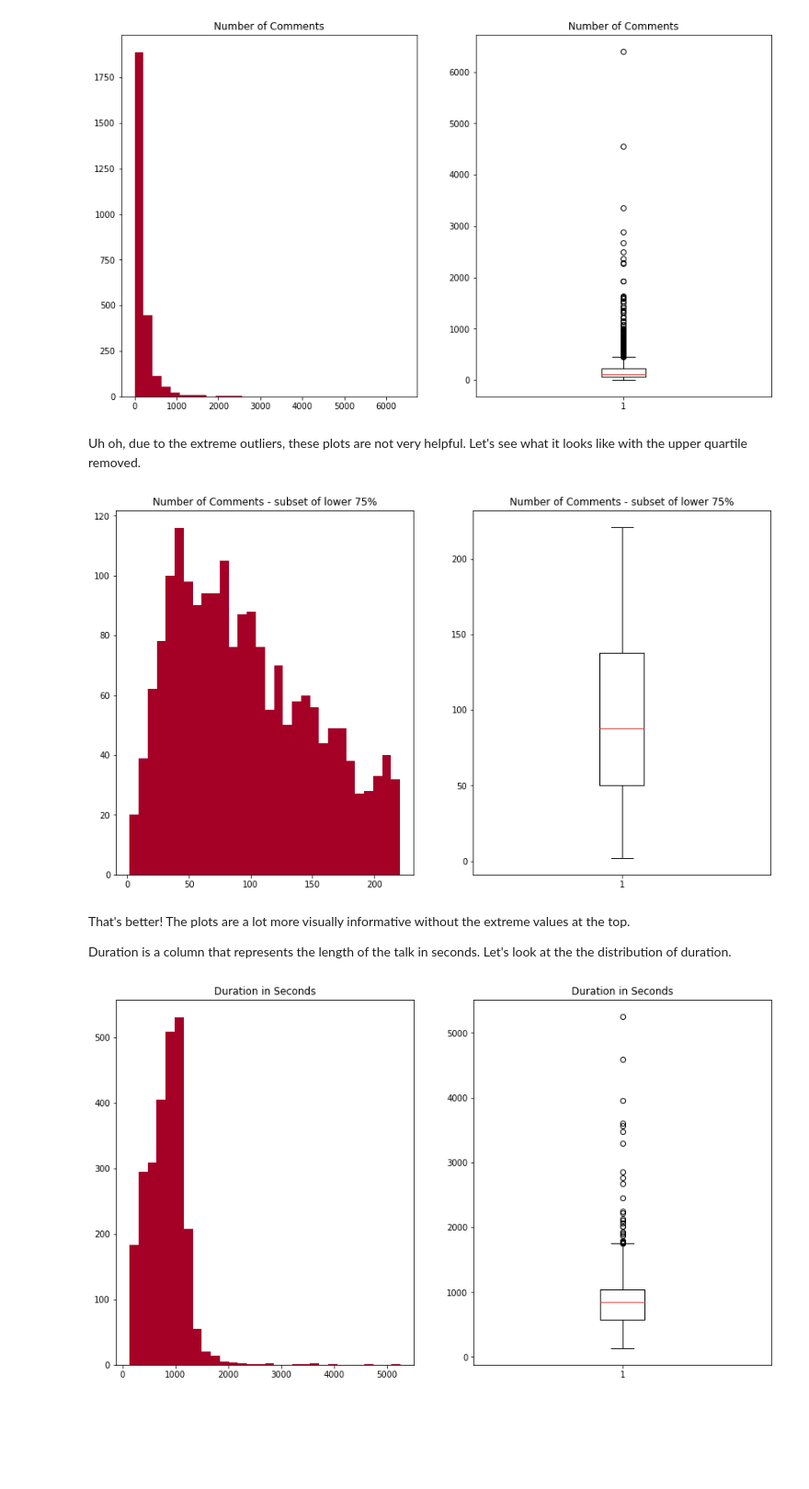
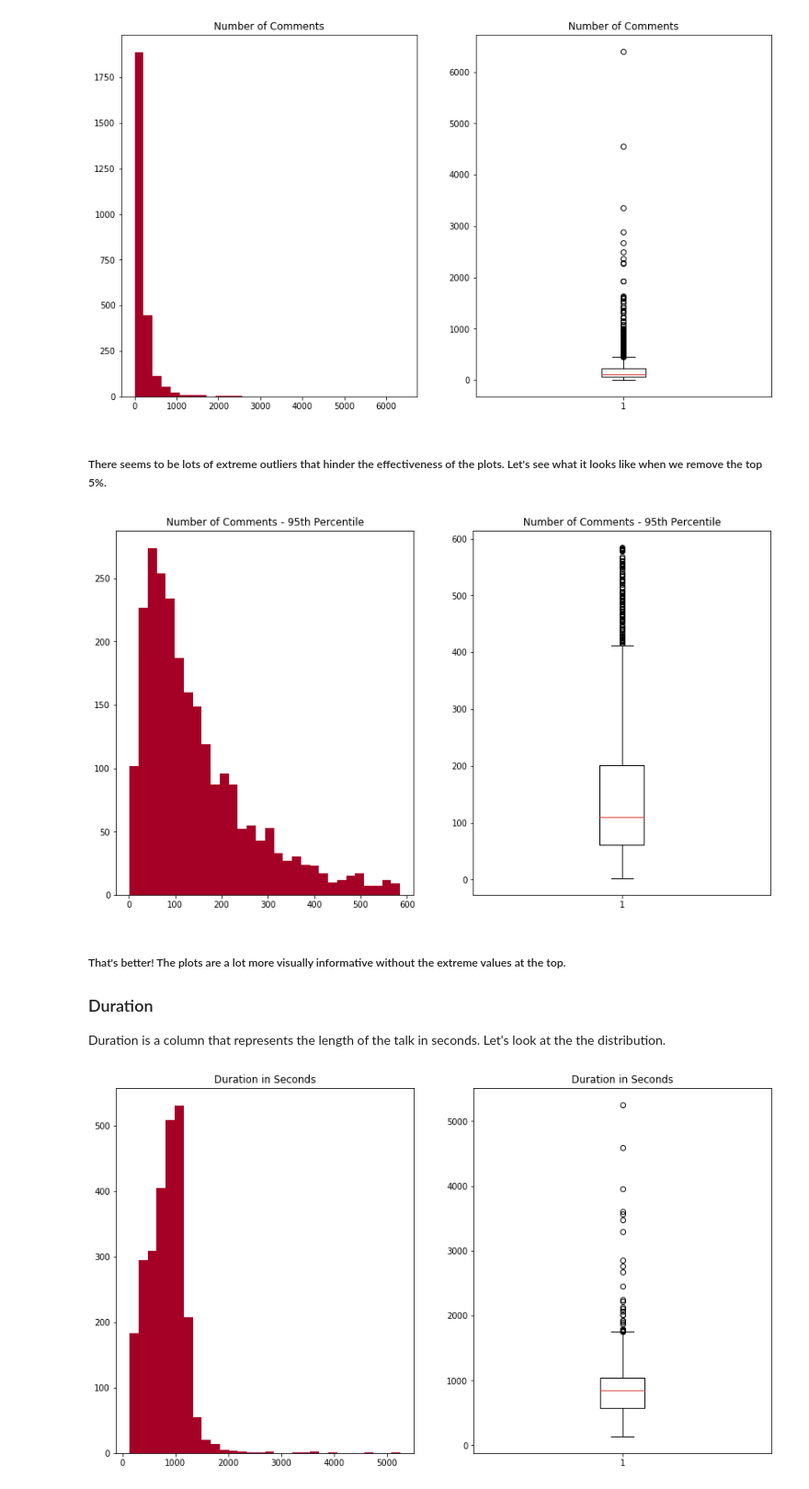
Before and after one commit to lilpricey/Thinkful, a Jupyter notebook: fundamentals/capstone report.ipynb, the cells around one changed output. Shown at 92% size. Cells and saved outputs as stored; diff of their text form; code cells hidden in the pictures; blank space fills up the shorter version.

```diff
--- a/fundamentals/capstone report.ipynb
+++ b/fundamentals/capstone report.ipynb
@@ -97,26 +98,28 @@ plt.title('Number of Comments')
 plt.show()
 # %% [output]
 [figure]
-# %% [markdown]
-Uh oh, due to the extreme outliers, these plots are not very helpful. Let's see what it looks like with the upper quartile removed.
+# %% [markdown]
+##### There seems to be lots of extreme outliers that hinder the effectiveness of the plots. Let's see what it looks like when we remove the top 5%.
 # %%
 plt.figure(figsize=(14,8))
 
 plt.subplot(1, 2, 1)
-plt.hist(ted['comments'][ted['comments'] < 221.75], bins=30)
-plt.title('Number of Comments - subset of lower 75%')
+plt.hist(ted['comments'][ted['comments'] < ted['comments'].quantile(.95)], bins=30)
+plt.title('Number of Comments - 95th Percentile')
 
 plt.subplot(1, 2, 2)
-plt.boxplot(ted['comments'][ted['comments'] < 221.75].reset_index(drop=True))
-plt.title('Number of Comments - subset of lower 75%')
+plt.boxplot(ted['comments'][ted['comments'] < ted['comments'].quantile(.95)].reset_index(drop=True))
+plt.title('Number of Comments - 95th Percentile')
 
 plt.show()
 # %% [output]
-[figure, old version]
+[figure, new version]
 # %% [markdown]
-That's better! The plots are a lot more visually informative without the extreme values at the top.
+##### That's better! The plots are a lot more visually informative without the extreme values at the top.
 
-Duration is a column that represents the length of the talk in seconds. Let's look at the the distribution of duration.
+
+### Duration
+Duration is a column that represents the length of the talk in seconds. Let's look at the the distribution.
 # %%
 plt.figure(figsize=(14,8))
 
```
Also changed, not shown: parts of 80 cells of this notebook.
